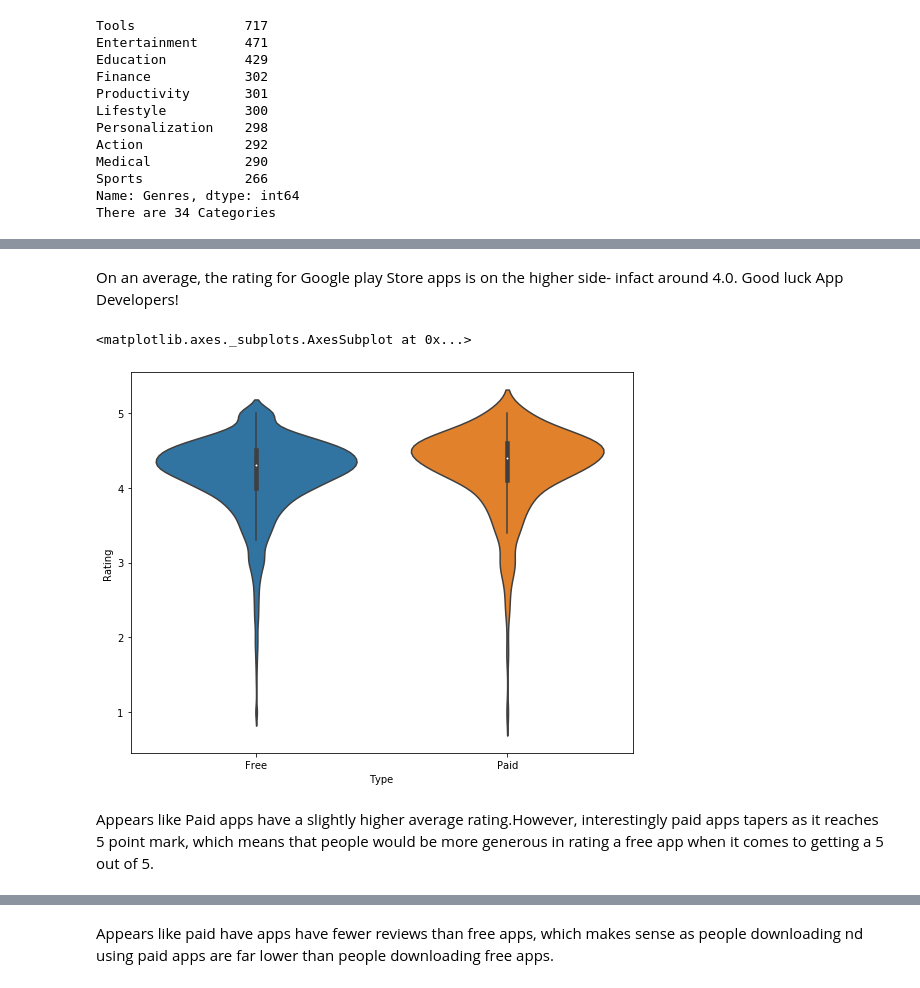
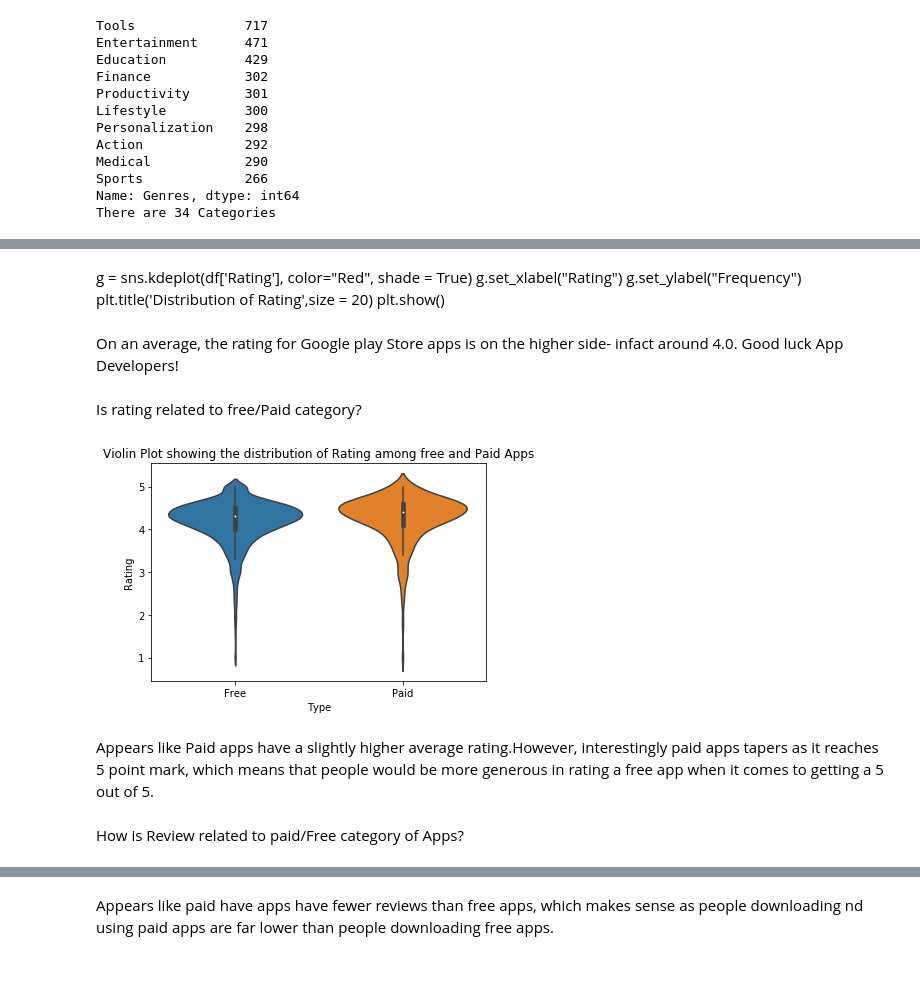
Before and after one commit to satarupa5/GooglePlayStore, a Jupyter notebook: EDA_Final.ipynb, the cells around one changed output, grey strips where cells are left out. Saved outputs shown, nothing was run; the diff lists cells and outputs as text; code cells hidden in the pictures.

```diff
--- a/EDA_Final.ipynb
+++ b/EDA_Final.ipynb
@@ -373,13 +386,25 @@ Text(0.5, 1.0, 'Distribution of Rating')
+# %% [markdown]
+
+g = sns.kdeplot(df['Rating'], color="Red", shade = True)
+g.set_xlabel("Rating")
+g.set_ylabel("Frequency")
+plt.title('Distribution of Rating',size = 20)
+plt.show()
 # %% [markdown]
 On an average, the rating for Google play Store apps is on the higher side- infact around 4.0.
 Good luck App Developers!
-# %%
-sns.violinplot(x = 'Type', y = 'Rating', data = df)
-# %% [output]
-<matplotlib.axes._subplots.AxesSubplot at 0x...>
-[figure, removed]
+# %% [markdown]
+Is rating related to free/Paid category?
+# %%
+violin_rating_type = sns.violinplot(x = 'Type', y = 'Rating', data = df)
+plt.title('Violin Plot showing the distribution of Rating among free and Paid Apps')
+plt.show()
+# %% [output]
+[figure, added]
 # %% [markdown]
 Appears like Paid apps have a slightly higher average rating.However, interestingly paid apps tapers as it reaches 5 point mark, which means that people would be more generous in rating a free app when it comes to getting a 5 out of 5.
+# %% [markdown]
+How is Review related to paid/Free category of Apps?
 # %%
 sns.boxplot(x = 'Type', y = 'Reviews', data = df)
 # %% [output]
```
Also changed, not shown: parts of 59 cells of this notebook.
